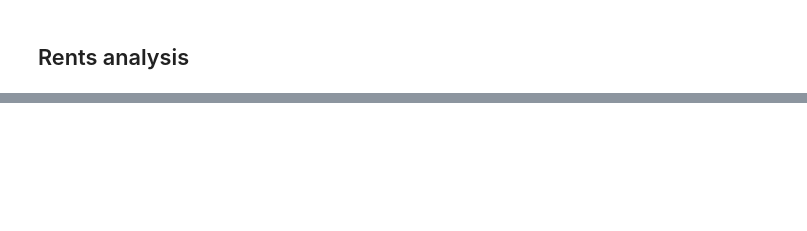
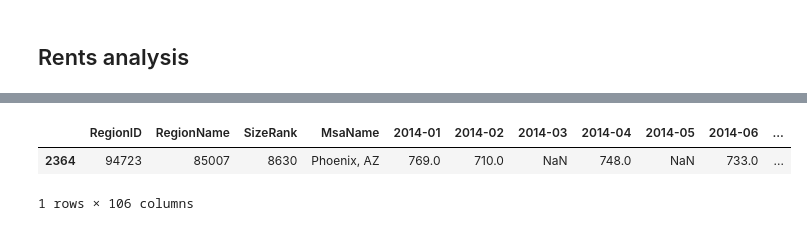
Before and after one commit to amyq96/quick-analyses, a Jupyter notebook: section-8/analyze-voucher-zips.ipynb, the cells around one changed output, grey strips where cells are left out. Cells and saved outputs as stored; diff of their text form; code cells hidden in the pictures; blank space fills up the shorter version.

```diff
--- a/section-8/analyze-voucher-zips.ipynb
+++ b/section-8/analyze-voucher-zips.ipynb
@@ -691,0 +680,7 @@ vouchers[vouchers['Zip code']==85041]
+# %%
+#check that RegionName is zip code
+zillow[zillow['RegionName'] == 85007]
+# %% [output]
+|  | RegionID | RegionName | SizeRank | MsaName | 2014-01 | 2014-02 | 2014-03 | 2014-04 | 2014-05 | 2014-06 | ... |
+| 2364 | 94723 | 85007 | 8630 | Phoenix, AZ | 769.0 | 710.0 | NaN | 748.0 | NaN | 733.0 | ... |
+1 rows × 106 columns
```
Also changed, not shown: parts of 25 cells of this notebook.
